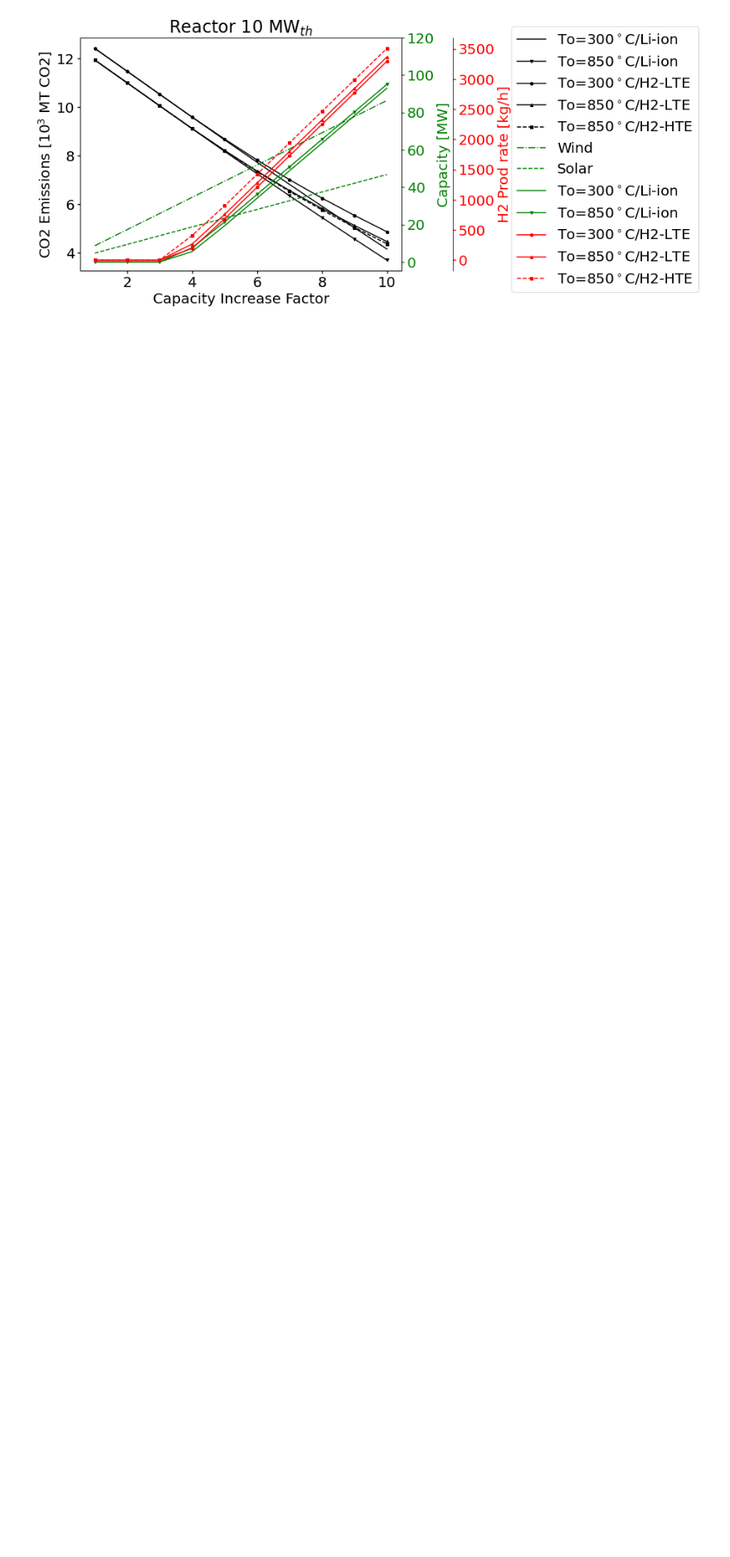
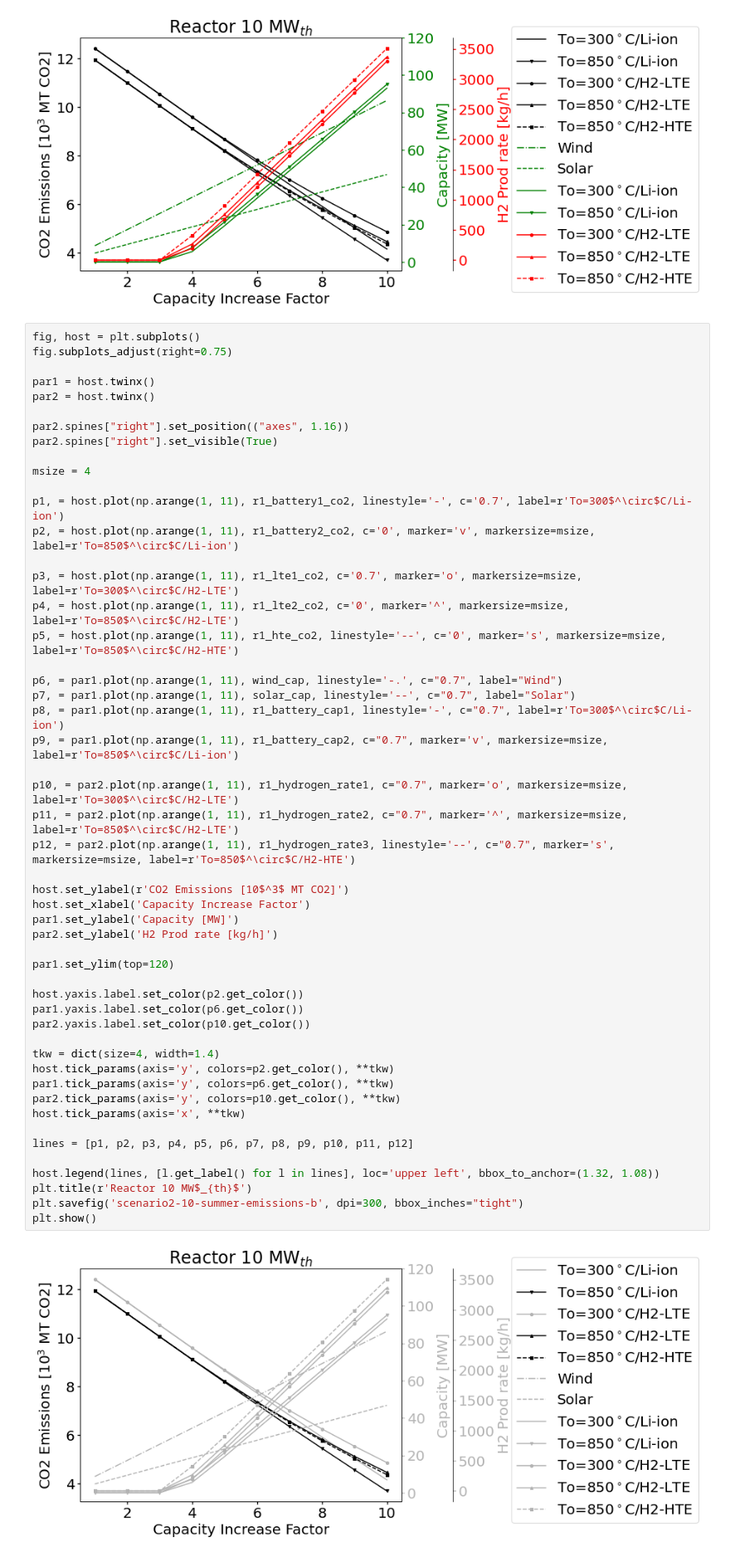
Before and after one commit to robfairh/uiuc-grid, a Jupyter notebook: alternative-summer.ipynb, the cells around one changed output. Shown at 83% size. Cells and saved outputs as stored; diff of their text form; blank space fills up the shorter version.

Commit message:
added figure for scenario 2

```diff
--- a/alternative-summer.ipynb
+++ b/alternative-summer.ipynb
@@ -743,6 +758,59 @@ plt.title(r'Reactor 10 MW$_{th}$')
 plt.show()
 # %% [output]
 [figure]
+# %%
+fig, host = plt.subplots()
+fig.subplots_adjust(right=0.75)
+
+par1 = host.twinx()
+par2 = host.twinx()
+
+par2.spines["right"].set_position(("axes", 1.16))
+par2.spines["right"].set_visible(True)
+
+msize = 4
+
+p1, = host.plot(np.arange(1, 11), r1_battery1_co2, linestyle='-', c='0.7', label=r'To=300$^\circ$C/Li-ion')
+p2, = host.plot(np.arange(1, 11), r1_battery2_co2, c='0', marker='v', markersize=msize, label=r'To=850$^\circ$C/Li-ion')
+
+p3, = host.plot(np.arange(1, 11), r1_lte1_co2, c='0.7', marker='o', markersize=msize, label=r'To=300$^\circ$C/H2-LTE')
+p4, = host.plot(np.arange(1, 11), r1_lte2_co2, c='0', marker='^', markersize=msize, label=r'To=850$^\circ$C/H2-LTE')
+p5, = host.plot(np.arange(1, 11), r1_hte_co2, linestyle='--', c='0', marker='s', markersize=msize, label=r'To=850$^\circ$C/H2-HTE')
+
+p6, = par1.plot(np.arange(1, 11), wind_cap, linestyle='-.', c="0.7", label="Wind")
+p7, = par1.plot(np.arange(1, 11), solar_cap, linestyle='--', c="0.7", label="Solar")
+p8, = par1.plot(np.arange(1, 11), r1_battery_cap1, linestyle='-', c="0.7", label=r'To=300$^\circ$C/Li-ion')
+p9, = par1.plot(np.arange(1, 11), r1_battery_cap2, c="0.7", marker='v', markersize=msize, label=r'To=850$^\circ$C/Li-ion')
+
+p10, = par2.plot(np.arange(1, 11), r1_hydrogen_rate1, c="0.7", marker='o', markersize=msize, label=r'To=300$^\circ$C/H2-LTE')
+p11, = par2.plot(np.arange(1, 11), r1_hydrogen_rate2, c="0.7", marker='^', markersize=msize, label=r'To=850$^\circ$C/H2-LTE')
+p12, = par2.plot(np.arange(1, 11), r1_hydrogen_rate3, linestyle='--', c="0.7", marker='s', markersize=msize, label=r'To=850$^\circ$C/H2-HTE')
+
+host.set_ylabel(r'CO2 Emissions [10$^3$ MT CO2]')
+host.set_xlabel('Capacity Increase Factor')
+par1.set_ylabel('Capacity [MW]')
+par2.set_ylabel('H2 Prod rate [kg/h]')
+
+par1.set_ylim(top=120)
+
+host.yaxis.label.set_color(p2.get_color())
+par1.yaxis.label.set_color(p6.get_color())
+par2.yaxis.label.set_color(p10.get_color())
+
+tkw = dict(size=4, width=1.4)
+host.tick_params(axis='y', colors=p2.get_color(), **tkw)
+par1.tick_params(axis='y', colors=p6.get_color(), **tkw)
+par2.tick_params(axis='y', colors=p10.get_color(), **tkw)
+host.tick_params(axis='x', **tkw)
+
+lines = [p1, p2, p3, p4, p5, p6, p7, p8, p9, p10, p11, p12]
+
+host.legend(lines, [l.get_label() for l in lines], loc='upper left', bbox_to_anchor=(1.32, 1.08))
+plt.title(r'Reactor 10 MW$_{th}$')
+plt.savefig('scenario2-10-summer-emissions-b', dpi=300, bbox_inches="tight")
+plt.show()
+# %% [output]
+[figure, added]
 # %%
 fig, host = plt.subplots()
 fig.subplots_adjust(right=0.75)
```
Also changed, not shown: parts of 7 cells of this notebook, 1 other file.
